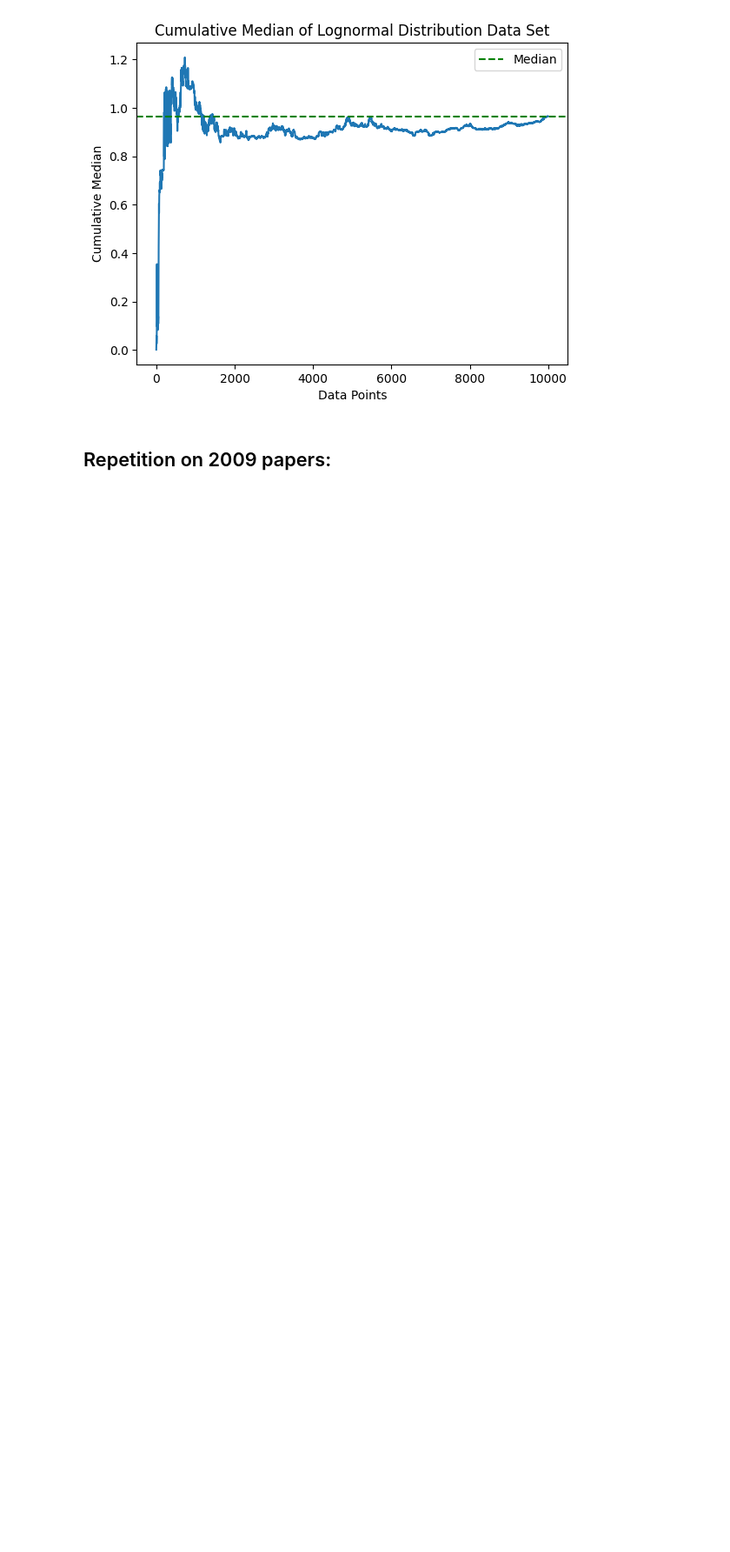
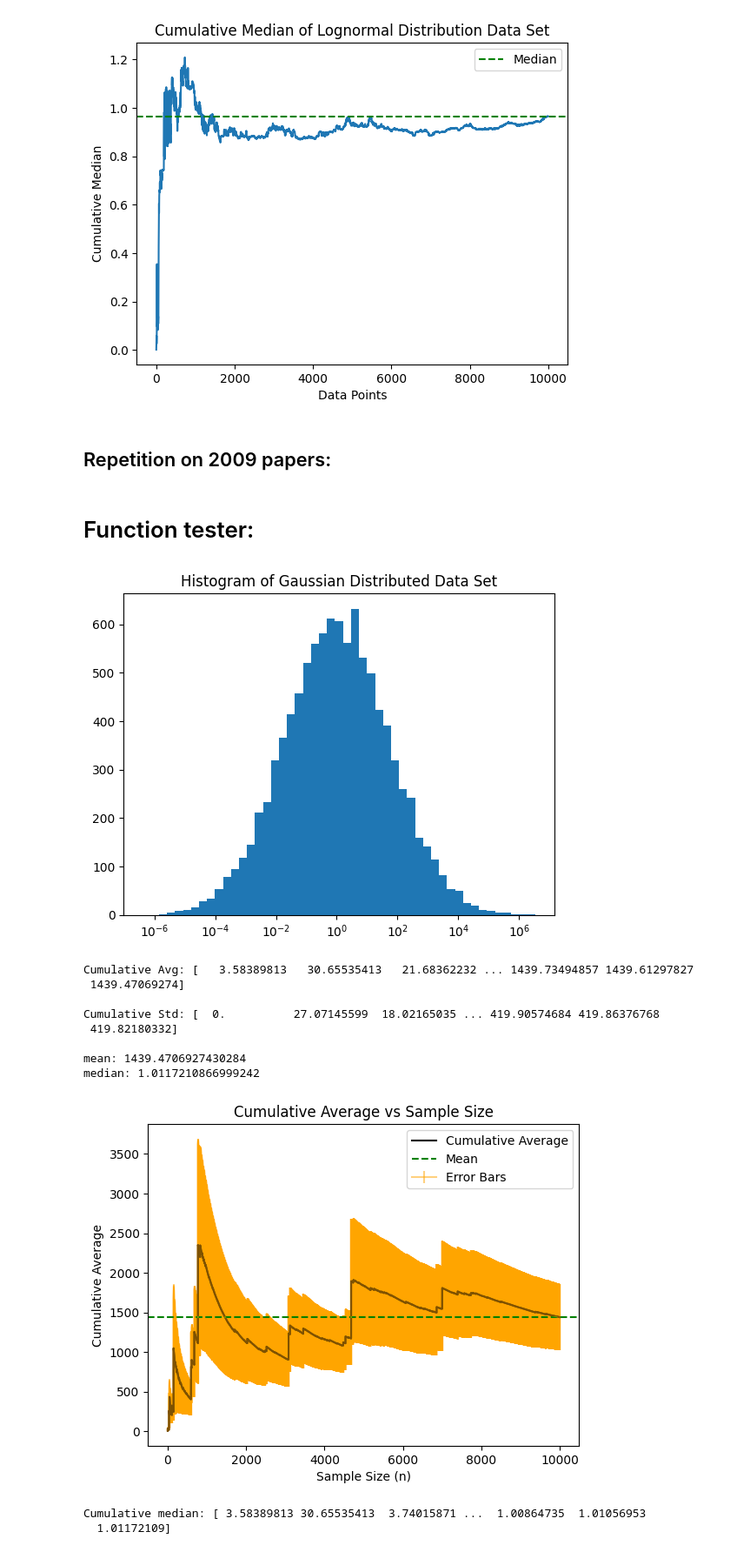
Before and after one commit to GitHub-Adminstrator/Social-Science-A1, a Jupyter notebook: Assignment part 3.ipynb, the cells around one changed output. Shown at 87% size. Drawn from its saved outputs; the diff is of its cells as text; code cells hidden in the pictures; blank space fills up the shorter version.

Commit message:
point28 function added

```diff
--- a/Assignment part 3.ipynb
+++ b/Assignment part 3.ipynb
@@ -231,3 +233,10 @@ median: 0.9649530455387297
 # %%
 #df_citations = pd.read_csv('citations.csv')
 #df_citations.head()
+# %% [markdown]
+# Function tester:
+# %%
+mu = 0
+sigma = 4
+N = 10000
+lognormal = np.random.lognormal(mean=mu, sigma=sigma, size=N) # 10000 random numbers from a lognormal distribution with mean 0 and standard deviation 4
@@ -233,0 +309,15 @@ median: 0.9649530455387297
+# %%
+point28(lognormal)
+# %% [output]
+[figure, added]
+Cumulative Avg: [   3.58389813   30.65535413   21.68362232 ... 1439.73494857 1439.61297827
+ 1439.47069274]
+
+Cumulative Std: [  0.          27.07145599  18.02165035 ... 419.90574684 419.86376768
+ 419.82180332]
+
+mean: 1439.4706927430284
+median: 1.0117210866999242
+[figure, added]
+Cumulative median: [ 3.58389813 30.65535413  3.74015871 ...  1.00864735  1.01056953
+  1.01172109]
```
Also changed, not shown: parts of 4 cells of this notebook, 1 other file.
